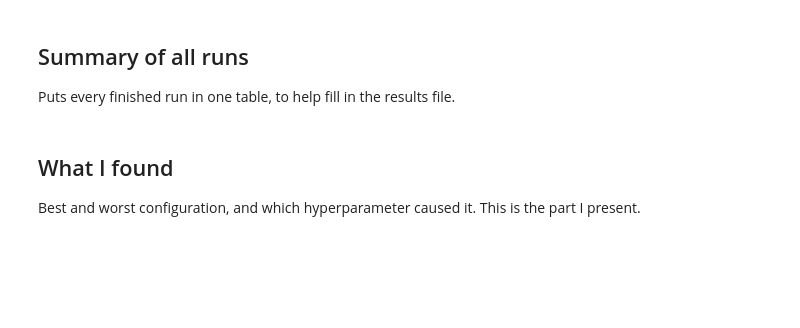
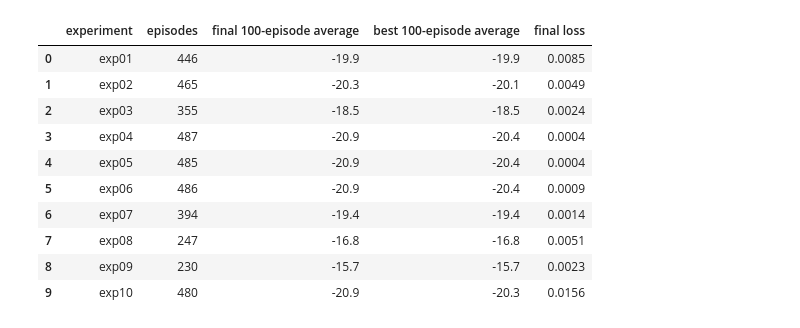
Before and after one commit to H-levison/dqn-atari, a Jupyter notebook: experiments/Alliane/experiments.ipynb, the cells around one changed output. Drawn from its saved outputs; the diff is of its cells as text; code cells hidden in the pictures; blank space fills up the shorter version.

Commit message:
Add experiments notebook with outputs from the Colab runs

```diff
--- a/experiments/Alliane/experiments.ipynb
+++ b/experiments/Alliane/experiments.ipynb
@@ -154,26 +196,30 @@ run_experiment("exp10", lr=2.5e-4, batch_size=64)
-# %% [markdown]
-## Summary of all runs
-
-Puts every finished run in one table, to help fill in the results file.
 # %%
+# One row per finished experiment
 rows = []
 for folder in sorted((ROOT / "experiments/Alliane").glob("exp*")):
     csv_path = folder / "log.csv"
     if not csv_path.exists():
         continue
     log = pd.read_csv(csv_path)
     mean_100 = log["reward"].rolling(100, min_periods=1).mean()
     rows.append({
         "experiment": folder.name,
         "episodes": len(log),
-        "final mean-100 reward": round(mean_100.iloc[-1], 1),
-        "best mean-100 reward": round(mean_100.max(), 1),
+        "final 100-episode average": round(mean_100.iloc[-1], 1),
+        "best 100-episode average": round(mean_100.max(), 1),
         "final loss": round(log["loss"].iloc[-1], 4),
     })
 
 pd.DataFrame(rows)
+# %% [output]
+|  | experiment | episodes | final 100-episode average | best 100-episode average | final loss |
+| 0 | exp01 | 446 | -19.9 | -19.9 | 0.0085 |
+| 1 | exp02 | 465 | -20.3 | -20.1 | 0.0049 |
+| 2 | exp03 | 355 | -18.5 | -18.5 | 0.0024 |
+| 3 | exp04 | 487 | -20.9 | -20.4 | 0.0004 |
+| 4 | exp05 | 485 | -20.9 | -20.4 | 0.0004 |
+| 5 | exp06 | 486 | -20.9 | -20.4 | 0.0009 |
+| 6 | exp07 | 394 | -19.4 | -19.4 | 0.0014 |
+| 7 | exp08 | 247 | -16.8 | -16.8 | 0.0051 |
+| 8 | exp09 | 230 | -15.7 | -15.7 | 0.0023 |
+| 9 | exp10 | 480 | -20.9 | -20.3 | 0.0156 |
-# %% [markdown]
-## What I found
-
-Best and worst configuration, and which hyperparameter caused it.
-This is the part I present.
```
Also changed, not shown: parts of 21 cells of this notebook.
